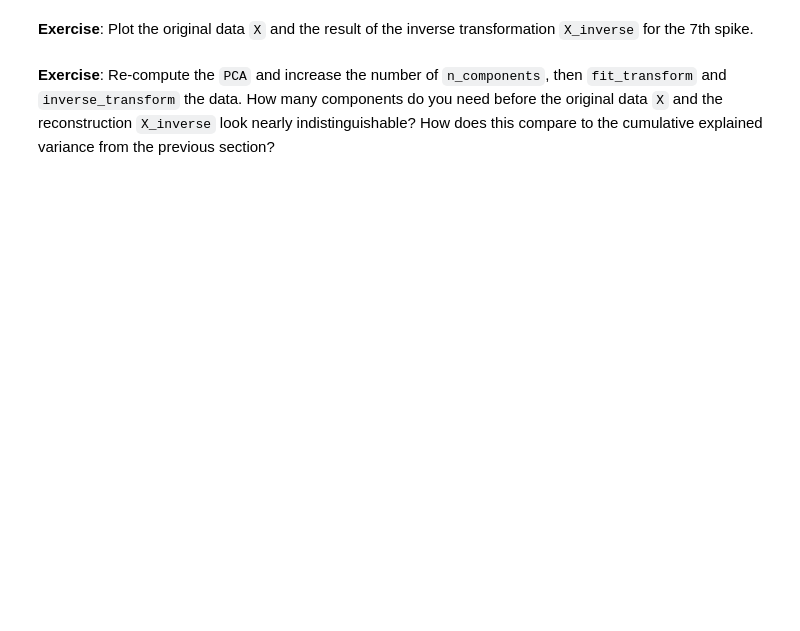
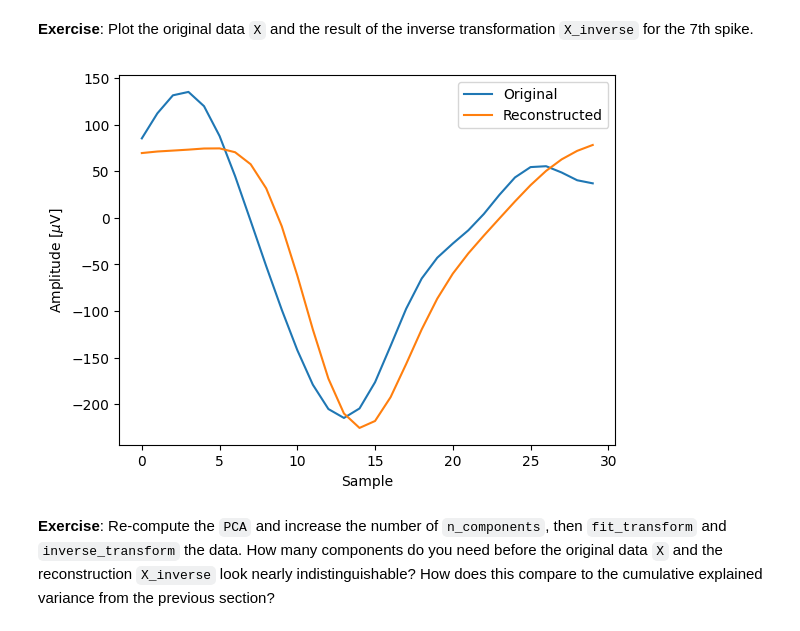
Before and after one commit to acarolinafilipe/Computational_Biology, a Jupyter notebook: 01_homework_pca_for_spike_sorting/01_exercises.ipynb, the cells around one changed output. Saved outputs shown, nothing was run; the diff lists cells and outputs as text; code cells hidden in the pictures; blank space fills up the shorter version.

```diff
--- a/01_homework_pca_for_spike_sorting/01_exercises.ipynb
+++ b/01_homework_pca_for_spike_sorting/01_exercises.ipynb
@@ -195,4 +241,12 @@ plt.legend();
 # %% [markdown]
 **Exercise**: Plot the original data `X` and the result of the inverse transformation `X_inverse` for the 7th spike.
+# %%
+plt.plot(X[6], label="Original")
+plt.plot(X_inverse[6], label="Reconstructed")
+plt.xlabel("Sample")
+plt.ylabel("Amplitude [$\\mu$V]")
+plt.legend();
+# %% [output]
+[figure, added]
 # %% [markdown]
 **Exercise**: Re-compute the `PCA` and increase the number of `n_components`, then `fit_transform` and `inverse_transform` the data. How many components do you need before the original data `X` and the reconstruction `X_inverse` look nearly indistinguishable? How does this compare to the cumulative explained variance from the previous section?
```
Also changed, not shown: parts of 24 cells of this notebook.
